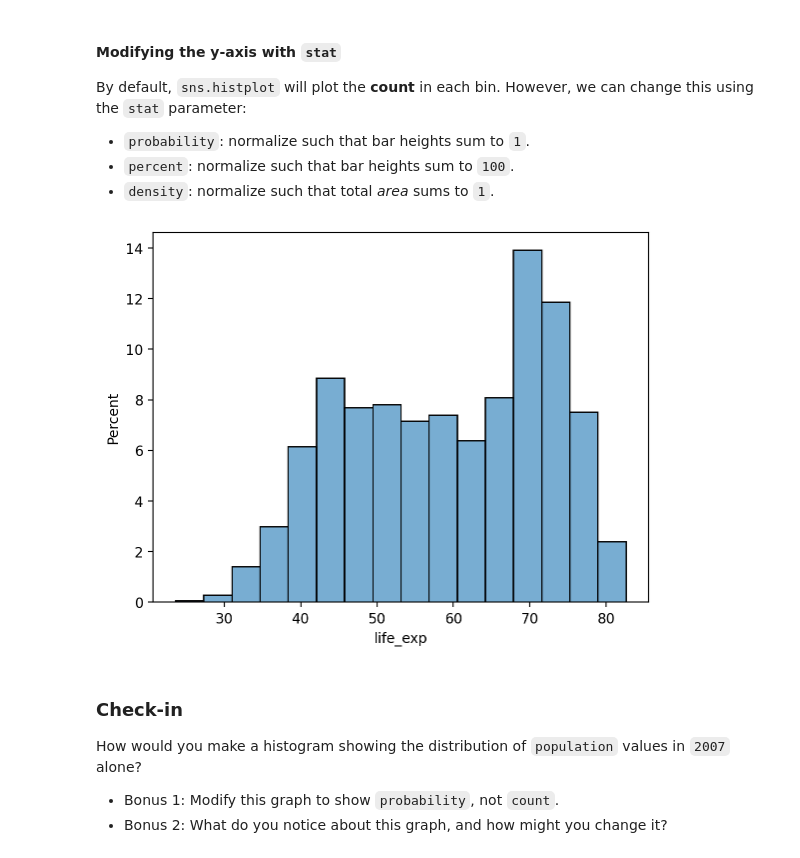
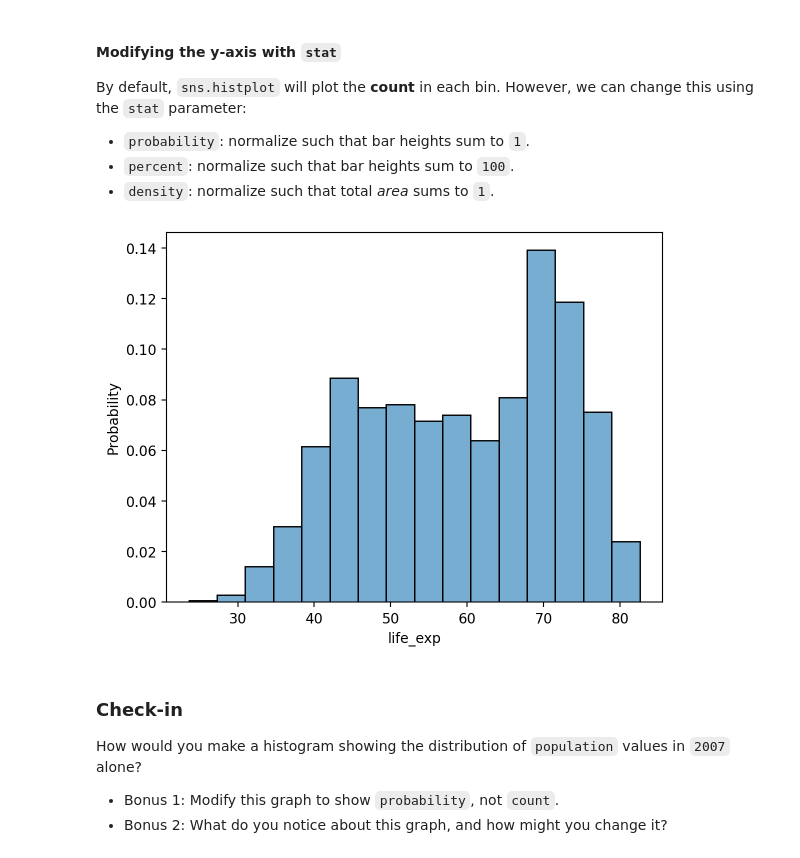
Before and after one commit to arietz/DS2025, a Jupyter notebook: Report4/Exercise6.ipynb, the cells around one changed output. Saved outputs shown, nothing was run; the diff lists cells and outputs as text; code cells hidden in the pictures.

```diff
--- a/Report4/Exercise6.ipynb
+++ b/Report4/Exercise6.ipynb
@@ -98,9 +98,9 @@ By default, `sns.histplot` will plot the **count** in each bin. However, we can
 - `density`: normalize such that total *area* sums to `1`.
 # %%
 # Note the modified y-axis!
-sns.histplot(data = df_gapminder, x = 'life_exp', stat = "percent", alpha = .6);
+sns.histplot(data = df_gapminder, x = 'life_exp', stat = "probability", alpha = .6);
 # %% [output]
-[figure, old version]
+[figure, new version]
 # %% [markdown]
 ### Check-in
 
```
Also changed, not shown: parts of 7 cells of this notebook, 1 other file.
